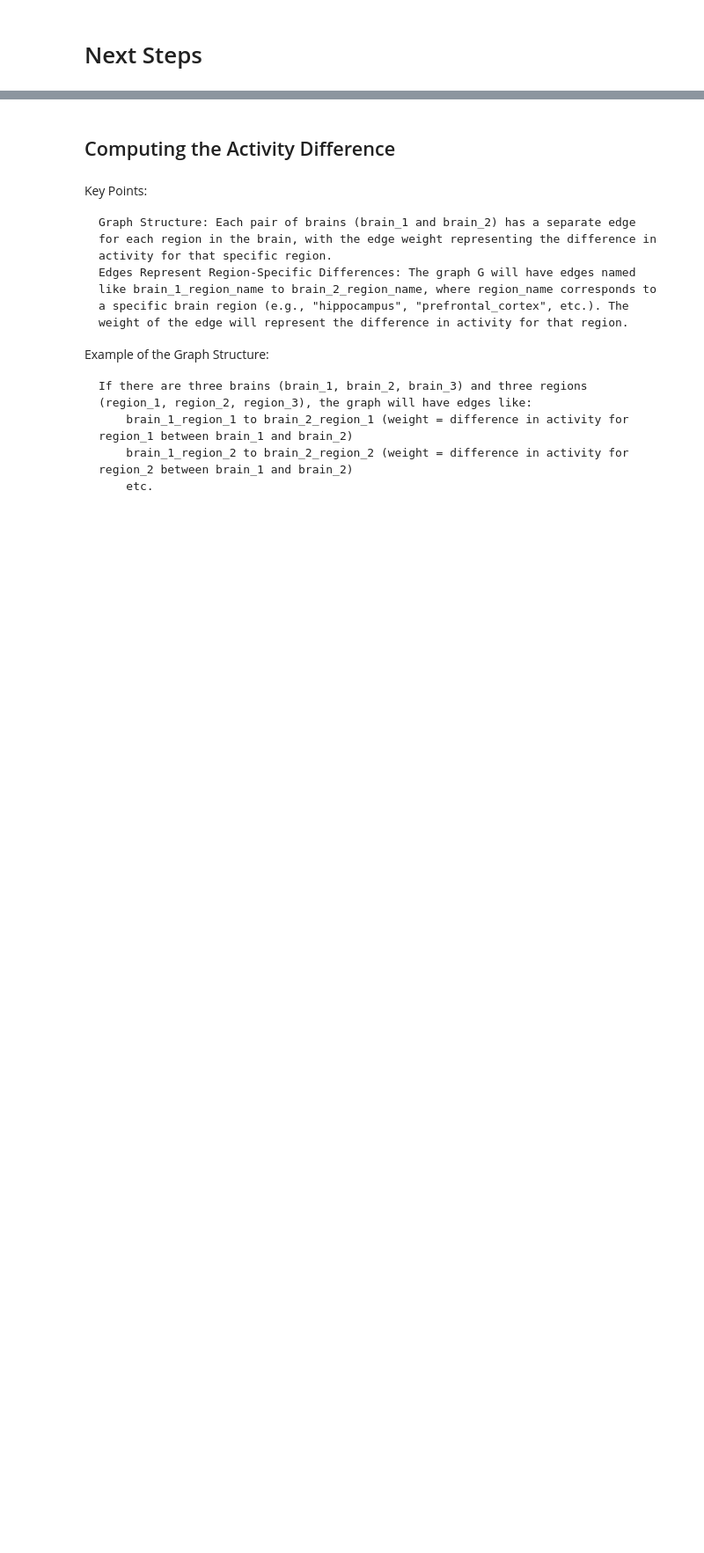
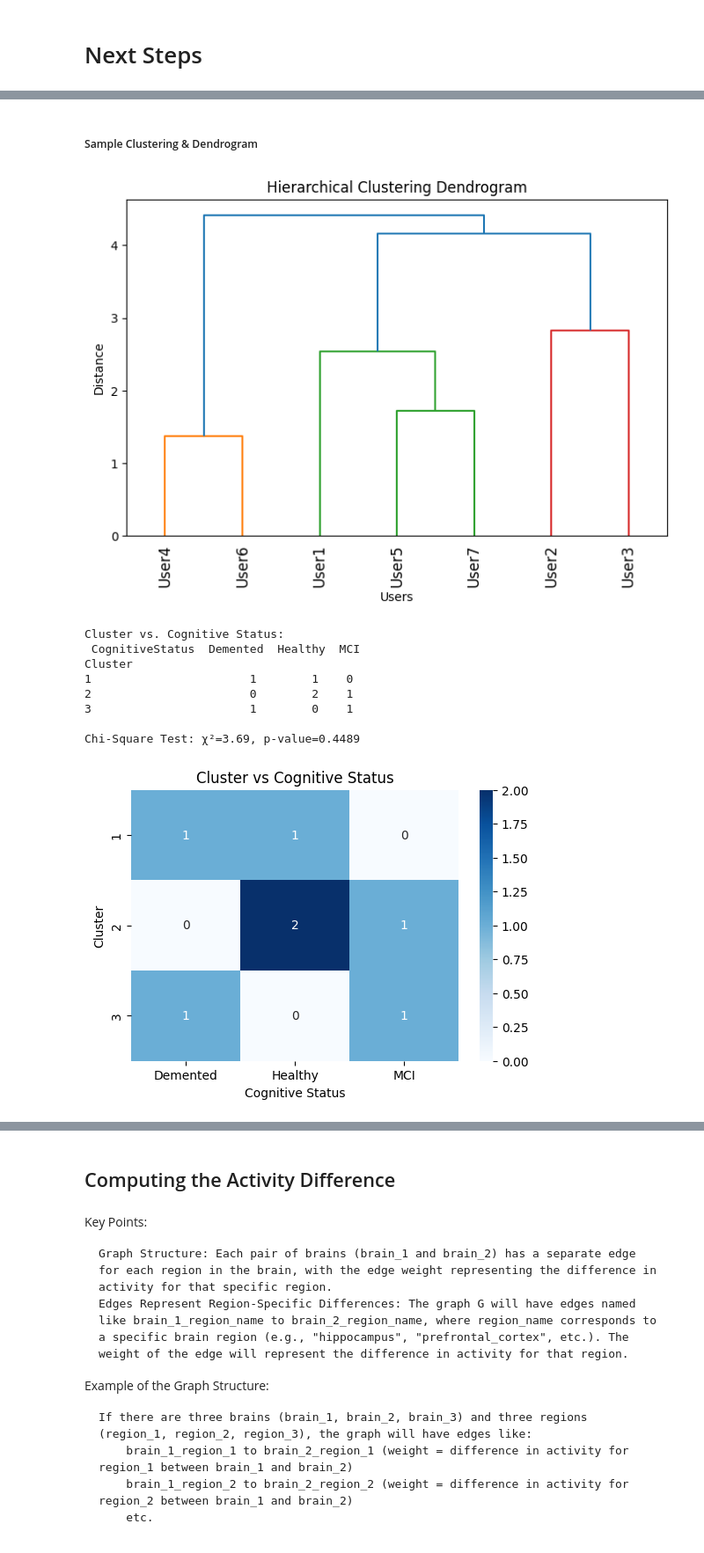
Before and after one commit to efwoods/Parkinsons_Disease_Study, a Jupyter notebook: example_data.ipynb, the cells around one changed output, grey strips where cells are left out. Shown at 88% size. Drawn from its saved outputs; the diff is of its cells as text; code cells hidden in the pictures; blank space fills up the shorter version.

```diff
--- a/example_data.ipynb
+++ b/example_data.ipynb
@@ -539,0 +564,77 @@ plt.show()
+# %% [markdown]
+##### Sample Clustering & Dendrogram
+# %%
+import numpy as np
+import pandas as pd
+import seaborn as sns
+import matplotlib.pyplot as plt
+from scipy.cluster.hierarchy import linkage, dendrogram, fcluster
+from sklearn.preprocessing import StandardScaler
+from scipy.stats import chi2_contingency
+
+# Sample Users & Brain Regions
+users = ["User1", "User2", "User3", "User4", "User5", "User6", "User7"]
+brain_regions = ["RegionA", "RegionB", "RegionC", "RegionD"]
+
+# Simulated BOLD signals
+np.random.seed(42)
+bold_signals = {user: np.random.rand(len(brain_regions)) for user in users}
+
+# Create DataFrame
+df = pd.DataFrame.from_dict(bold_signals, orient="index", columns=brain_regions)
+
+# Assign Cognitive Status to Users
+cognitive_status = {
+    "User1": "Healthy",
+    "User2": "MCI",
+    "User3": "Demented",
+    "User4": "Healthy",
+    "User5": "MCI",
+    "User6": "Demented",
+    "User7": "Healthy",
+}
+df["CognitiveStatus"] = df.index.map(cognitive_status)
+
+# Normalize Data
+scaler = StandardScaler()
+df_scaled = scaler.fit_transform(df.drop(columns=["CognitiveStatus"]))
+
+# Perform Hierarchical Clustering
+linkage_matrix = linkage(df_scaled, method='ward')  # 'ward' minimizes variance
+plt.figure(figsize=(8, 5))
+dendrogram(linkage_matrix, labels=df.index, leaf_rotation=90)
+plt.title("Hierarchical Clustering Dendrogram")
+plt.xlabel("Users")
+plt.ylabel("Distance")
+plt.show()
+
+# Assign Cluster Labels
+num_clusters = 3  # Choose based on dendrogram
+df["Cluster"] = fcluster(linkage_matrix, num_clusters, criterion='maxclust')
+
+# Crosstab: Compare Clusters with Cognitive Status
+contingency_table = pd.crosstab(df["Cluster"], df["CognitiveStatus"])
+print("\nCluster vs. Cognitive Status:\n", contingency_table)
+
+# Statistical Test: Chi-Square (Check if Clustering Aligns with Cognitive Status)
+chi2, p, _, _ = chi2_contingency(contingency_table)
+print(f"\nChi-Square Test: χ²={chi2:.2f}, p-value={p:.4f}")
+
+# Visualize Clusters vs Cognitive Status
+plt.figure(figsize=(6, 4))
+sns.heatmap(contingency_table, annot=True, cmap="Blues", fmt="d")
+plt.title("Cluster vs Cognitive Status")
+plt.ylabel("Cluster")
+plt.xlabel("Cognitive Status")
+plt.show()
+# %% [output]
+[figure, added]
+Cluster vs. Cognitive Status:
+ CognitiveStatus  Demented  Healthy  MCI
+Cluster
+1                       1        1    0
+2                       0        2    1
+3                       1        0    1
+
+Chi-Square Test: χ²=3.69, p-value=0.4489
+[figure, added]
```
Also changed, not shown: parts of 20 cells of this notebook.
